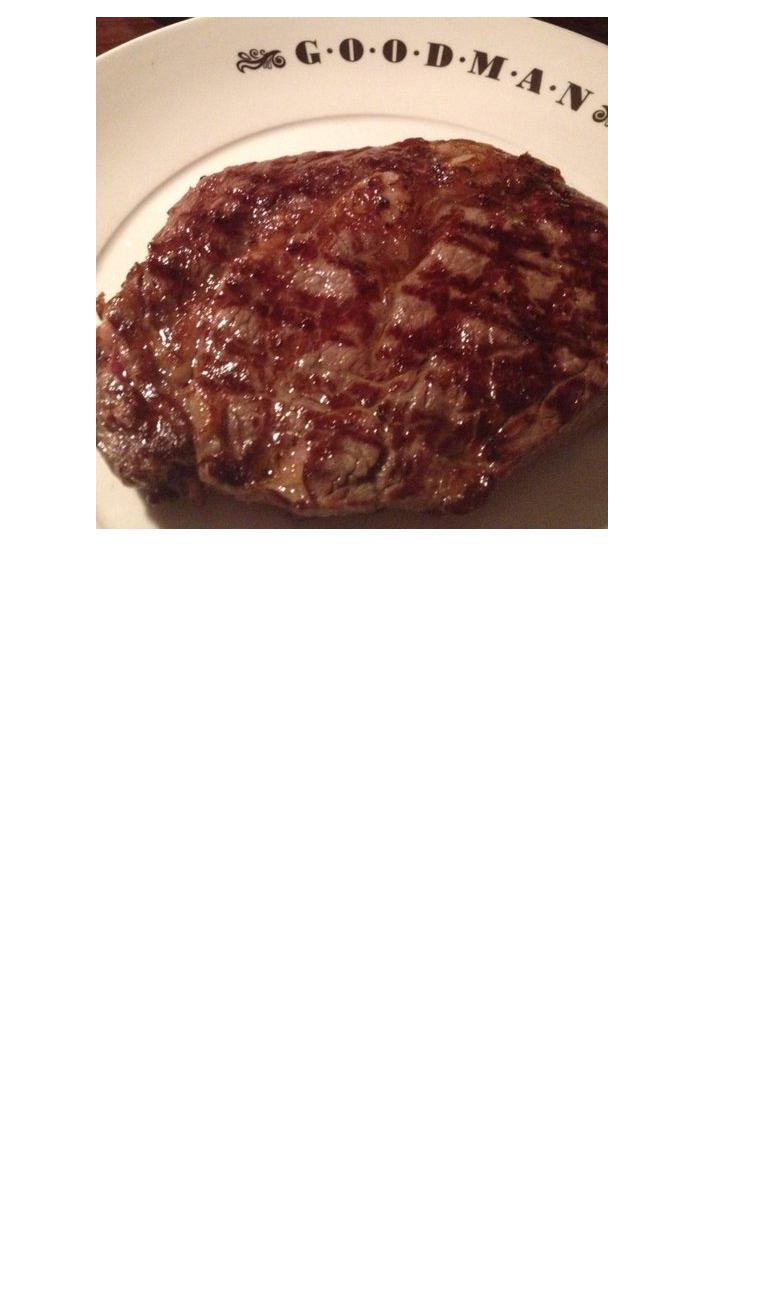
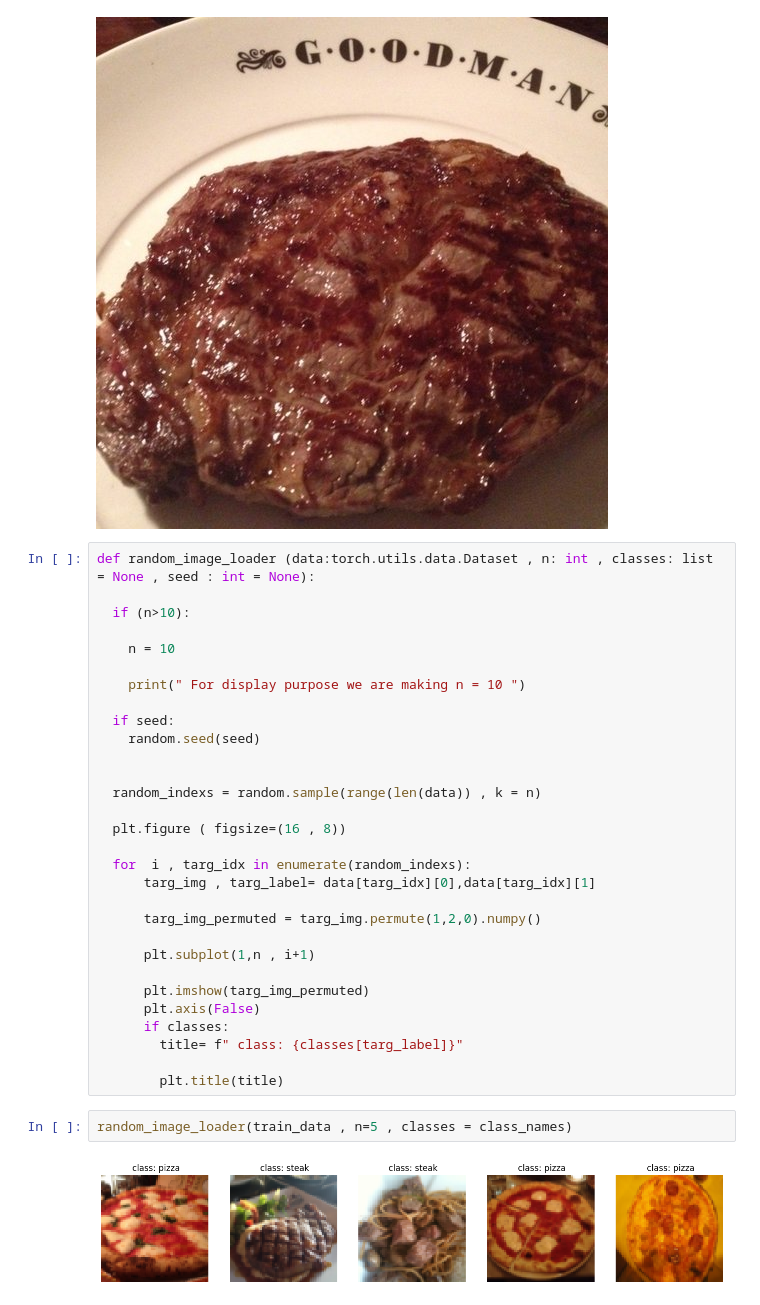
Before and after one commit to Imran1hp/Food-Recognition-Deep-Learning-model, a Jupyter notebook: Food_recognition_Deep_Learning.ipynb, the cells around one changed output. Saved outputs shown, nothing was run; the diff lists cells and outputs as text; blank space fills up the shorter version.

```diff
--- a/Food_recognition_Deep_Learning.ipynb
+++ b/Food_recognition_Deep_Learning.ipynb
@@ -430,3 +430,37 @@ custom_train_data.classes , custom_train_data.class_idx
 custom_train_data.load_image(69)
 # %% [output]
 [figure]
+# %%
+def random_image_loader (data:torch.utils.data.Dataset , n: int , classes: list = None , seed : int = None):
+
+  if (n>10):
+
+    n = 10
+
+    print(" For display purpose we are making n = 10 ")
+
+  if seed:
+    random.seed(seed)
+
+
+  random_indexs = random.sample(range(len(data)) , k = n)
+
+  plt.figure ( figsize=(16 , 8))
+
+  for  i , targ_idx in enumerate(random_indexs):
+      targ_img , targ_label= data[targ_idx][0],data[targ_idx][1]
+
+      targ_img_permuted = targ_img.permute(1,2,0).numpy()
+
+      plt.subplot(1,n , i+1)
+
+      plt.imshow(targ_img_permuted)
+      plt.axis(False)
+      if classes:
+        title= f" class: {classes[targ_label]}"
+
+        plt.title(title)
+# %%
+random_image_loader(train_data , n=5 , classes = class_names)
+# %% [output]
+[figure, added]
```
Also changed, not shown: parts of 1 cell of this notebook.
